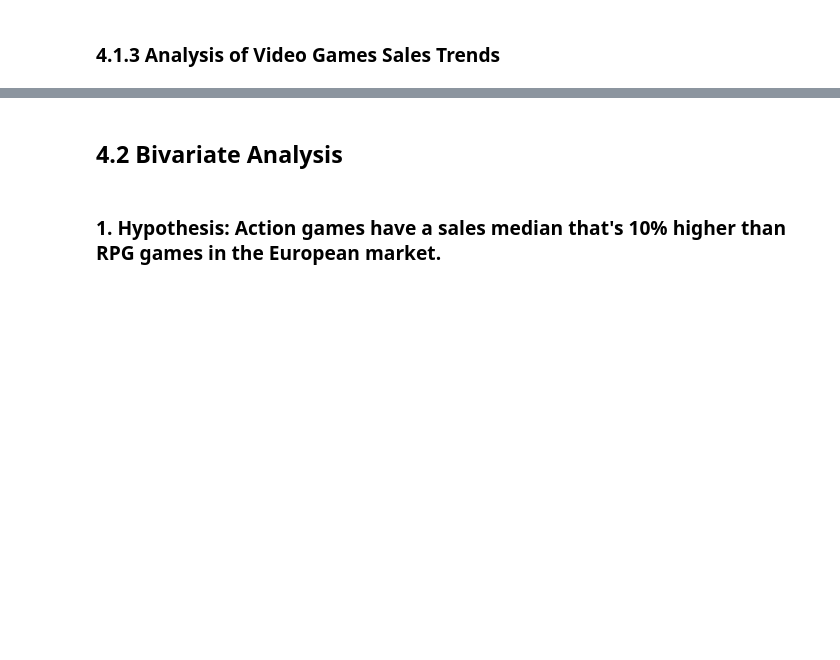
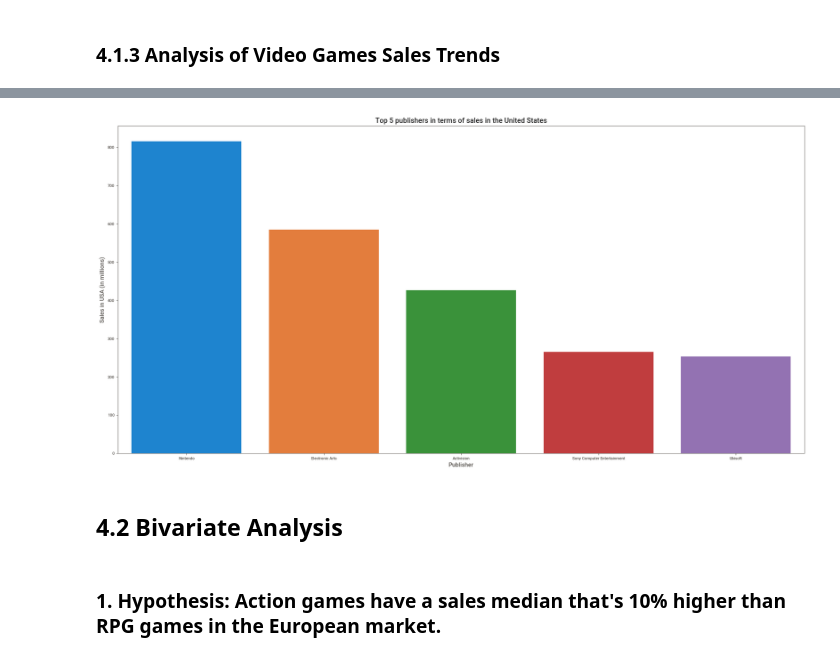
Before and after one commit to SamuelOliveirads/video-games-analysis, a Jupyter notebook: notebooks/v1.2_exploratory_data_analysis.ipynb, the cells around one changed output, grey strips where cells are left out. Drawn from its saved outputs; the diff is of its cells as text; code cells hidden in the pictures; blank space fills up the shorter version.

```diff
--- a/notebooks/v1.2_exploratory_data_analysis.ipynb
+++ b/notebooks/v1.2_exploratory_data_analysis.ipynb
@@ -116,0 +109,8 @@ plt.show();
+# %%
+# 3. The top 5 publishers in terms of sales in the United States
+top_publishers = exploratory_data_analysis.groupby('publisher')['na_sales'].sum().nlargest(5)
+sns.barplot(x=top_publishers.index, y=top_publishers.values)
+plt.title("Top 5 publishers in terms of sales in the United States")
+plt.ylabel("Sales in USA (in millions)")
+plt.xlabel("Publisher");
+# %% [output]
@@ -117,3 +118,4 @@ plt.show();
+[figure, added]
 # %% [markdown]
 ## 4.2 Bivariate Analysis
 # %% [markdown]
```
Also changed, not shown: parts of 18 cells of this notebook.
